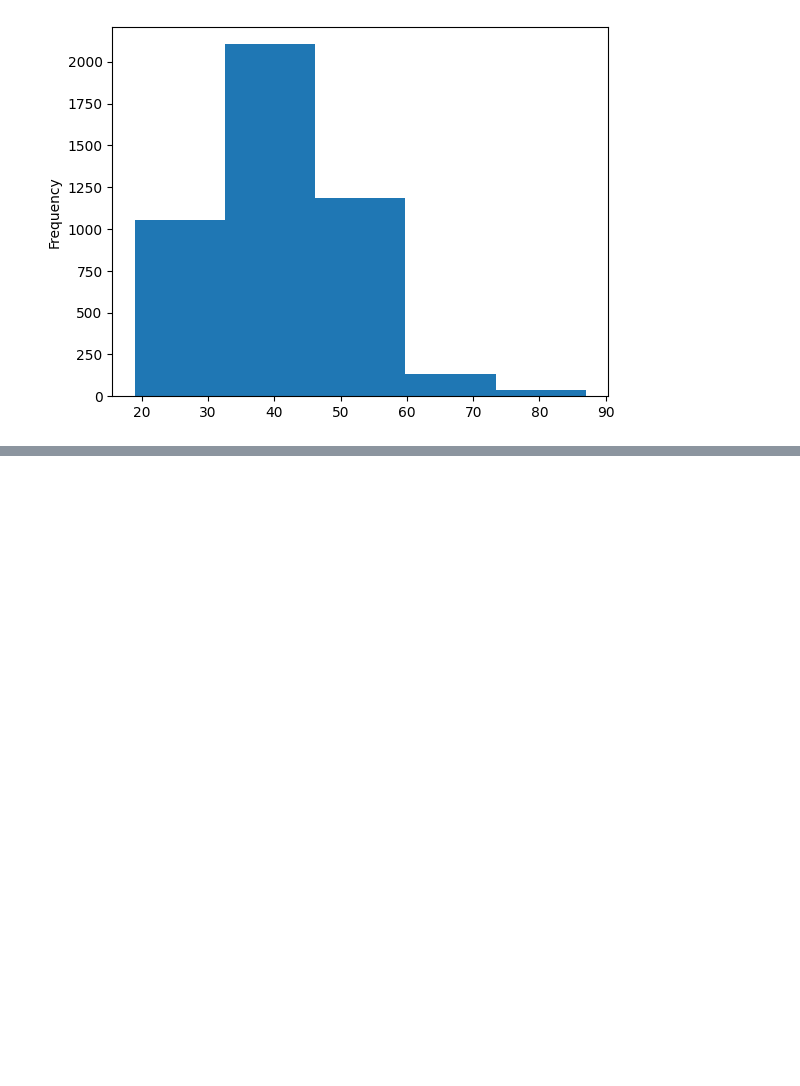
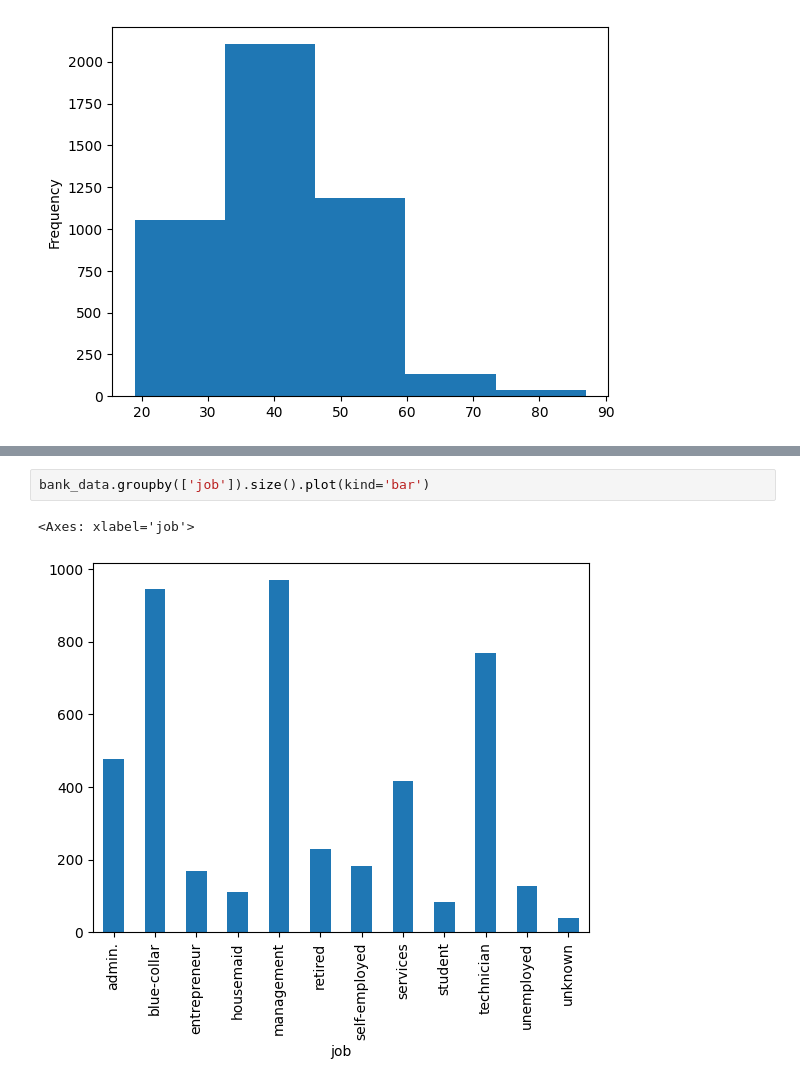
Before and after one commit to crixtiam/python-begginers, a Jupyter notebook: json-database/analisis_datos_pd.ipynb, the cells around one changed output, grey strips where cells are left out. Saved outputs shown, nothing was run; the diff lists cells and outputs as text; blank space fills up the shorter version.

```diff
--- a/json-database/analisis_datos_pd.ipynb
+++ b/json-database/analisis_datos_pd.ipynb
@@ -522,0 +570,5 @@ bank_data['age'].plot(kind='hist', bins=5)
+# %%
+bank_data.groupby(['job']).size().plot(kind='bar')
+# %% [output]
+<Axes: xlabel='job'>
+[figure, added]
```
Also changed, not shown: parts of 21 cells of this notebook, 1 other file.
